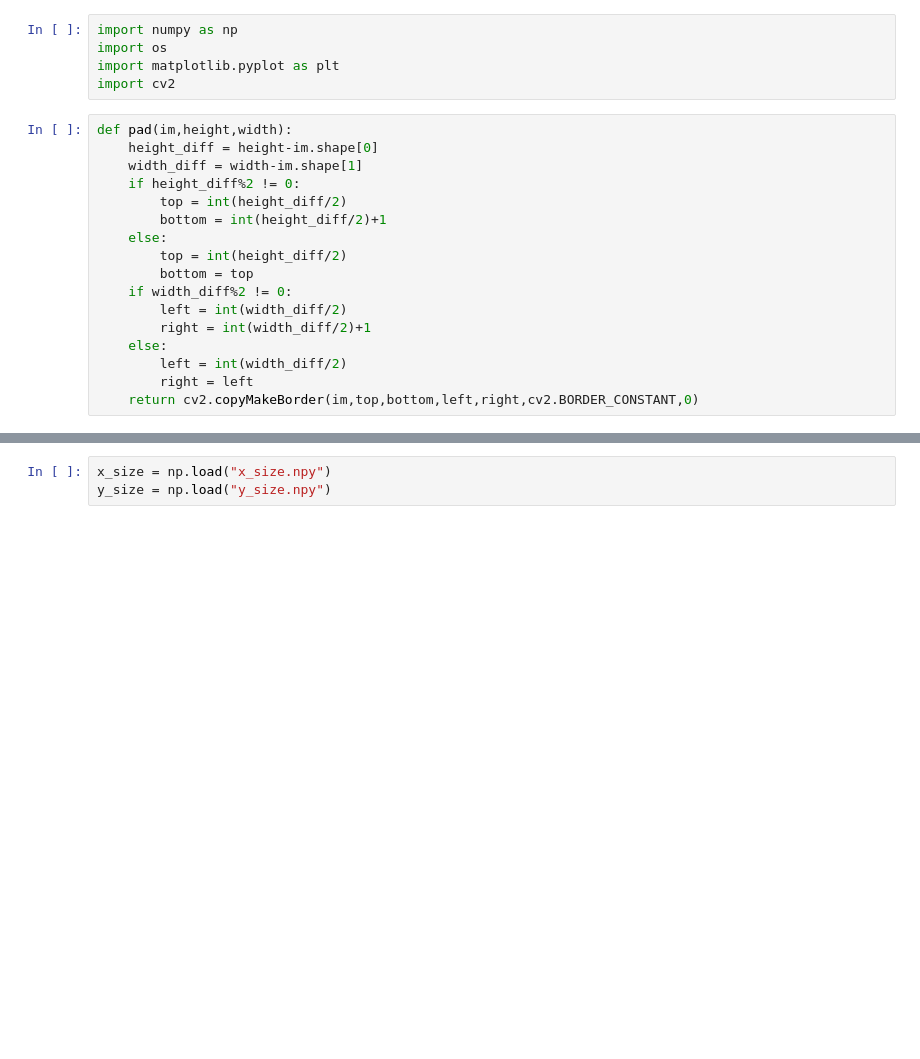
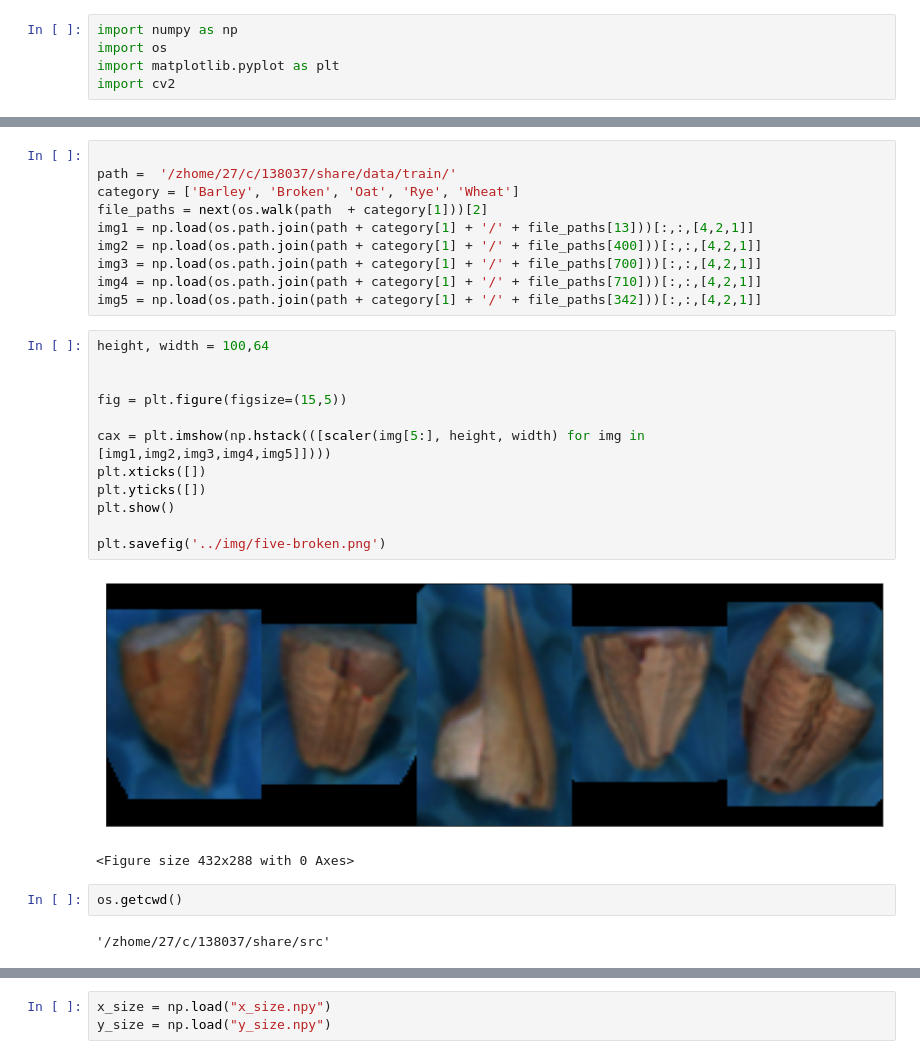
Before and after one commit to Ersboll/Using-Deep-Learning-to-classify-grain-kernels-and-grain-damages, a Jupyter notebook: src/misc-fig-plots.ipynb, the cells around one changed output, grey strips where cells are left out. Drawn from its saved outputs; the diff is of its cells as text; blank space fills up the shorter version.

```diff
--- a/src/misc-fig-plots.ipynb
+++ b/src/misc-fig-plots.ipynb
@@ -3,20 +3,3 @@ import numpy as np
 import os
 import matplotlib.pyplot as plt
 import cv2
-# %%
-def pad(im,height,width):
-    height_diff = height-im.shape[0]
-    width_diff = width-im.shape[1]
-    if height_diff%2 != 0:
-        top = int(height_diff/2)
-        bottom = int(height_diff/2)+1
-    else:
-        top = int(height_diff/2)
-        bottom = top
-    if width_diff%2 != 0:
-        left = int(width_diff/2)
-        right = int(width_diff/2)+1
-    else:
-        left = int(width_diff/2)
-        right = left
-    return cv2.copyMakeBorder(im,top,bottom,left,right,cv2.BORDER_CONSTANT,0)
@@ -41,3 +37,32 @@ for i in range(len(all_file_names)):
+# %%
+
+path =  '/zhome/27/c/138037/share/data/train/'
+category = ['Barley', 'Broken', 'Oat', 'Rye', 'Wheat']
+file_paths = next(os.walk(path  + category[1]))[2]
+img1 = np.load(os.path.join(path + category[1] + '/' + file_paths[13]))[:,:,[4,2,1]]
+img2 = np.load(os.path.join(path + category[1] + '/' + file_paths[400]))[:,:,[4,2,1]]
+img3 = np.load(os.path.join(path + category[1] + '/' + file_paths[700]))[:,:,[4,2,1]]
+img4 = np.load(os.path.join(path + category[1] + '/' + file_paths[710]))[:,:,[4,2,1]]
+img5 = np.load(os.path.join(path + category[1] + '/' + file_paths[342]))[:,:,[4,2,1]]
+# %%
+height, width = 100,64
+
+
+fig = plt.figure(figsize=(15,5))
+
+cax = plt.imshow(np.hstack(([scaler(img[5:], height, width) for img in [img1,img2,img3,img4,img5]])))
+plt.xticks([])
+plt.yticks([])
+plt.show()
+
+plt.savefig('../img/five-broken.png')
+# %% [output]
+[figure, added]
+<Figure size 432x288 with 0 Axes>
+# %%
+os.getcwd()
+# %% [output]
+'/zhome/27/c/138037/share/src'
 # %%
 temp_im0 = np.load('../data/'+all_file_names[1][99]) # Oat
 temp_im1 = np.load('../data/'+all_file_names[1][199]) # Broken
```
Also changed, not shown: parts of 23 cells of this notebook, 4 other files.
